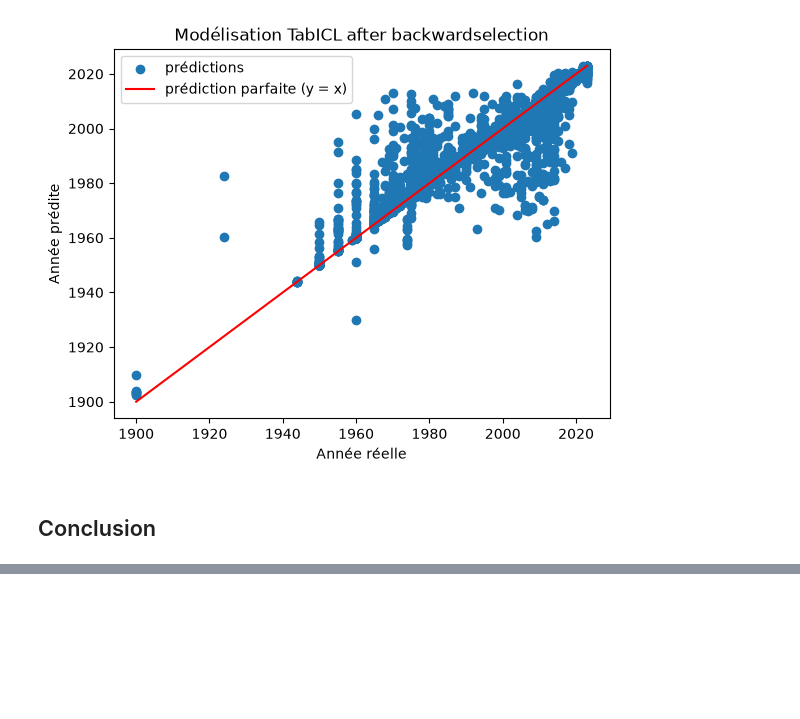
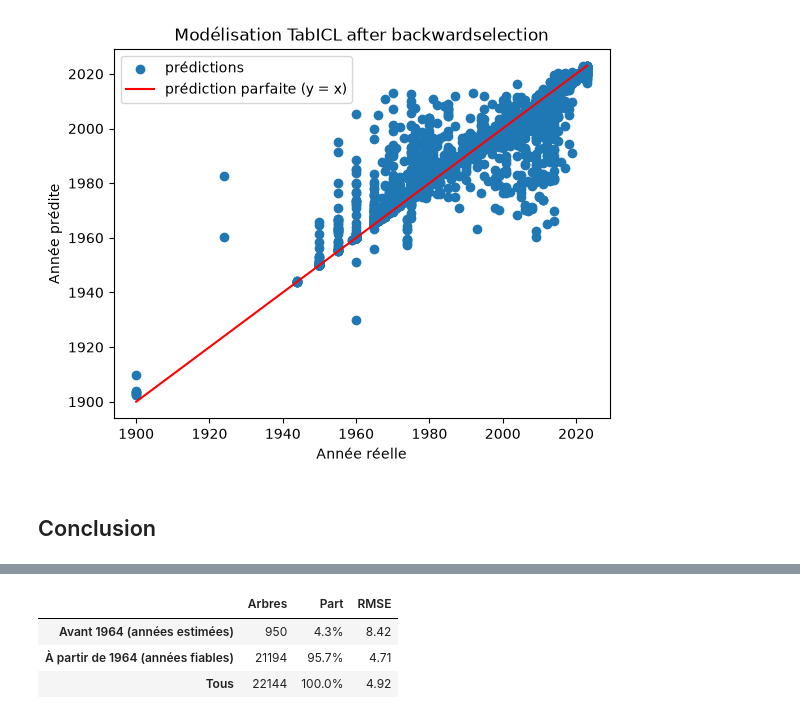
Before and after one commit to srcccninta/ML1, a Jupyter notebook: Notebooks/ML12_GridSearch_RandomForest.ipynb, the cells around one changed output, grey strips where cells are left out. Cells and saved outputs as stored; diff of their text form; code cells hidden in the pictures; blank space fills up the shorter version.

```diff
--- a/Notebooks/ML12_GridSearch_RandomForest.ipynb
+++ b/Notebooks/ML12_GridSearch_RandomForest.ipynb
@@ -596,8 +601,7 @@ GridSearchCV(cv=5,
              return_train_score=True, scoring='neg_root_mean_squared_error')
 # %%
 #TabICLRegressor
-
-model_tabicl = TabICLRegressor()
+model_tabicl = TabICLRegressor(n_estimators=16)
 tabicl_cv = cross_validate(model_tabicl, X_train, y_train, cv=5, scoring='neg_root_mean_squared_error')
 # %%
 #Calcul des prédictions :
@@ -659,7 +641,5 @@ taxon retirée → CV RMSE 5.95
 # %%
-#TabICLRegressor
-model_tabicl = TabICLRegressor(n_estimators=16)
-model_tabicl.fit(X_train, y_train)
+#TabICLRegressor Predictions
 y_predtfinal= model_tabicl.predict(X_test)
 # %%
 # Visualisation des prédictions.
@@ -718,3 +698,24 @@ Temps moyen par pli : fit 0.5 s, predict 7.6 s
 | RandomForest | 2.19 | 5.88 | 0.26 |
 | DecisionTree | -0.00 | 7.62 | 0.32 |
 | Ridge | 10.79 | 11.00 | 0.12 |
+# %%
+# Prédiction de CV pour chaque arbre de X_train (même découpage en 5 plis que cross_validate)
+y_pred_cv = cross_val_predict(TabICLRegressor(), X_train, y_train, cv=5)
+# %%
+anciens = y_train < 1964
+
+def rmse_groupe(masque):
+    return root_mean_squared_error(y_train[masque], y_pred_cv[masque])
+
+rmse_par_groupe = pd.DataFrame({
+    'Arbres':      [anciens.sum(),            (~anciens).sum(),          len(y_train)],
+    'Part':        [anciens.mean(),           (~anciens).mean(),         1.0],
+    'RMSE':        [rmse_groupe(anciens),     rmse_groupe(~anciens),     rmse_groupe(slice(None))],
+}, index=['Avant 1964 (années estimées)', 'À partir de 1964 (années fiables)', 'Tous'])
+
+rmse_par_groupe.style.format({'Part': '{:.1%}', 'RMSE': '{:.2f}'})
+# %% [output]
+|  | Arbres | Part | RMSE |
+| Avant 1964 (années estimées) | 950 | 4.3% | 8.42 |
+| À partir de 1964 (années fiables) | 21194 | 95.7% | 4.71 |
+| Tous | 22144 | 100.0% | 4.92 |
```
Also changed, not shown: parts of 5 cells of this notebook, 2 other files.
